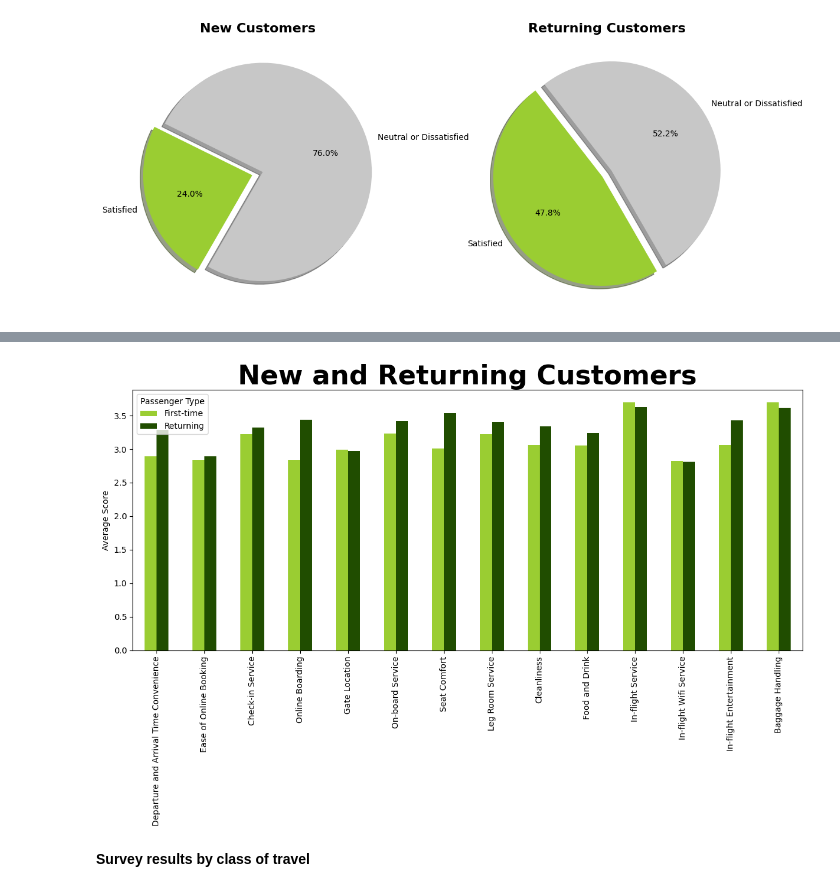
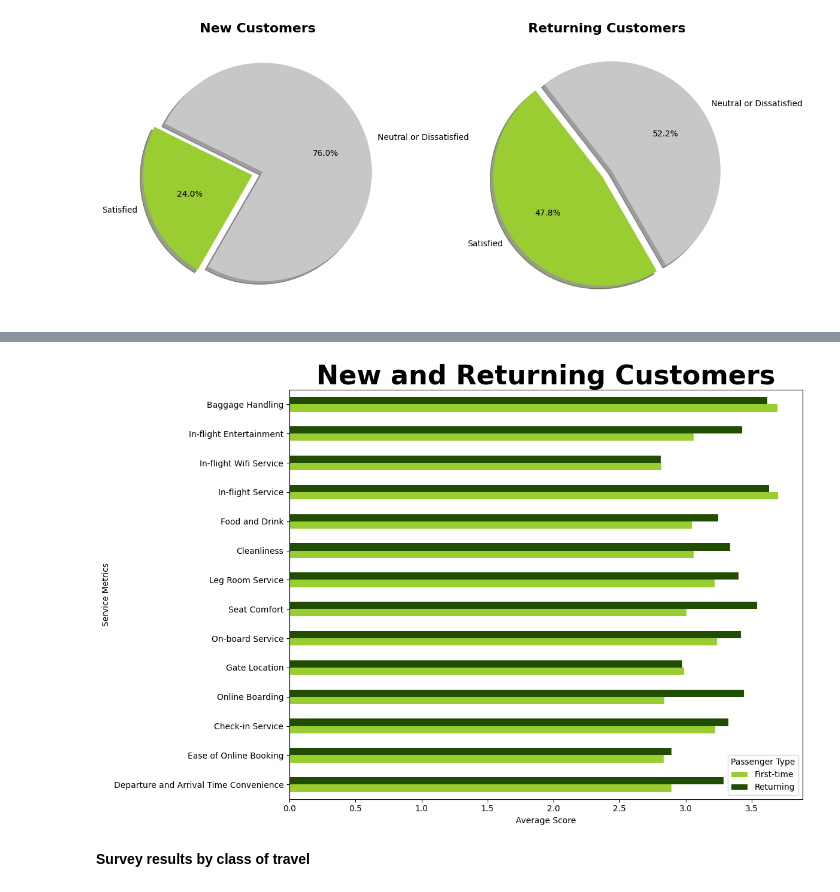
Before and after one commit to SK4TER3TAILWHIP/Data_project_1, a Jupyter notebook: Airline_Survey.ipynb, the cells around one changed output, grey strips where cells are left out. Drawn from its saved outputs; the diff is of its cells as text; code cells hidden in the pictures.

Commit message:
touch ups and one graph has chenged

```diff
--- a/Airline_Survey.ipynb
+++ b/Airline_Survey.ipynb
@@ -457,24 +459,22 @@ new_returning_df
 # %%
 # Transpose the DataFrame to make survey metrics the x-axis and passenger types the series
 new_returning_df_transposed = new_returning_df.T
 
-# Plot the transposed DataFrame
-new_returning_df_transposed.plot(kind='bar', figsize=(12, 8), color=["yellowgreen", "#204D00"])
+# Plot the transposed DataFrame as a horizontal bar chart
+new_returning_df_transposed.plot(kind='barh', figsize=(12, 8), color=["yellowgreen", "#204D00"])
 
 # Adding labels and title
-plt.title('Average Survey Results by Passenger Type')
-plt.xlabel('Service Metrics')
-plt.ylabel('Average Score')
-plt.xticks(rotation=90)
+plt.title('New and Returning Customers', fontsize=32, fontweight='bold')
+plt.xlabel('Average Score')
+plt.ylabel('Service Metrics')
+plt.xticks(rotation=0)  # Horizontal orientation of x-axis labels for readability
 plt.legend(title='Passenger Type')
 
 # Show the plot
 plt.tight_layout()
-plt.xlabel('')  # Remove x-axis label for a cleaner look
-plt.title('New and Returning Customers',fontsize=32, fontweight='bold')
 plt.show()
 # %% [output]
-[figure, old version]
+[figure, new version]
 # %% [markdown]
 **Survey results by class of travel**
 # %%
```
Also changed, not shown: parts of 1 cell of this notebook.
